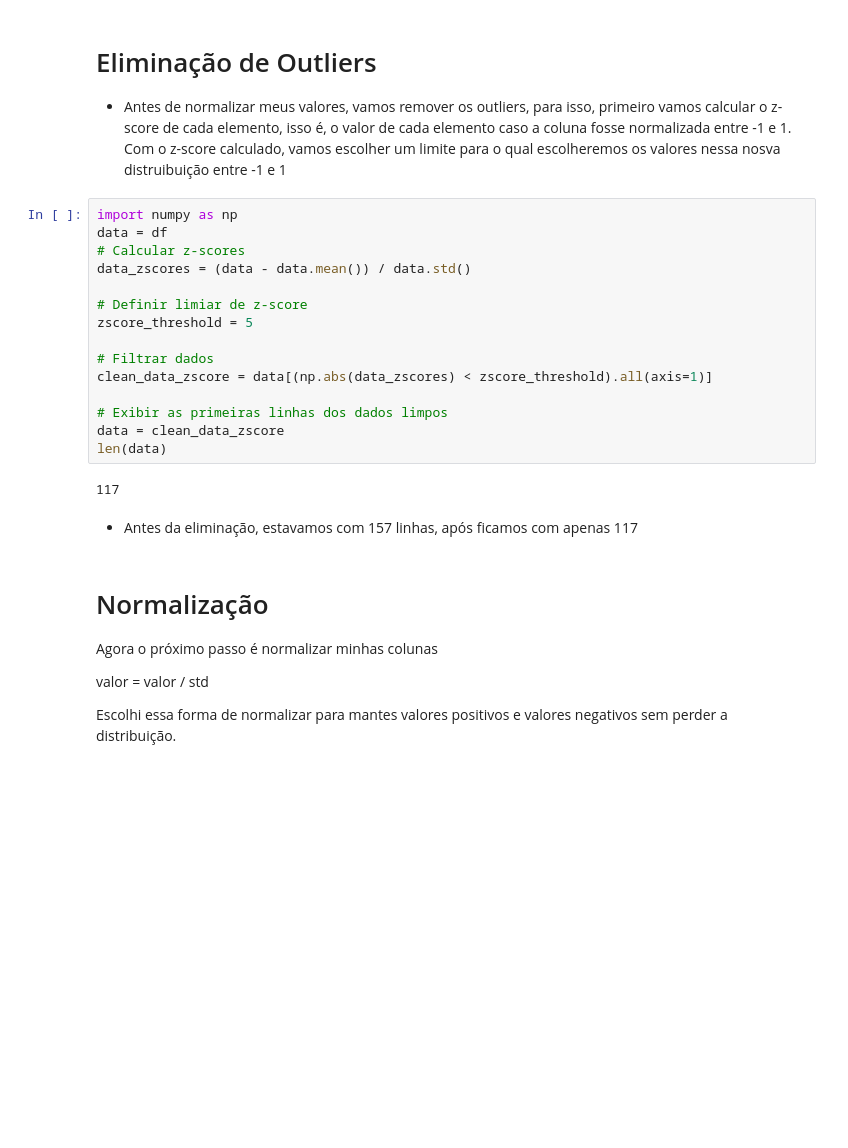
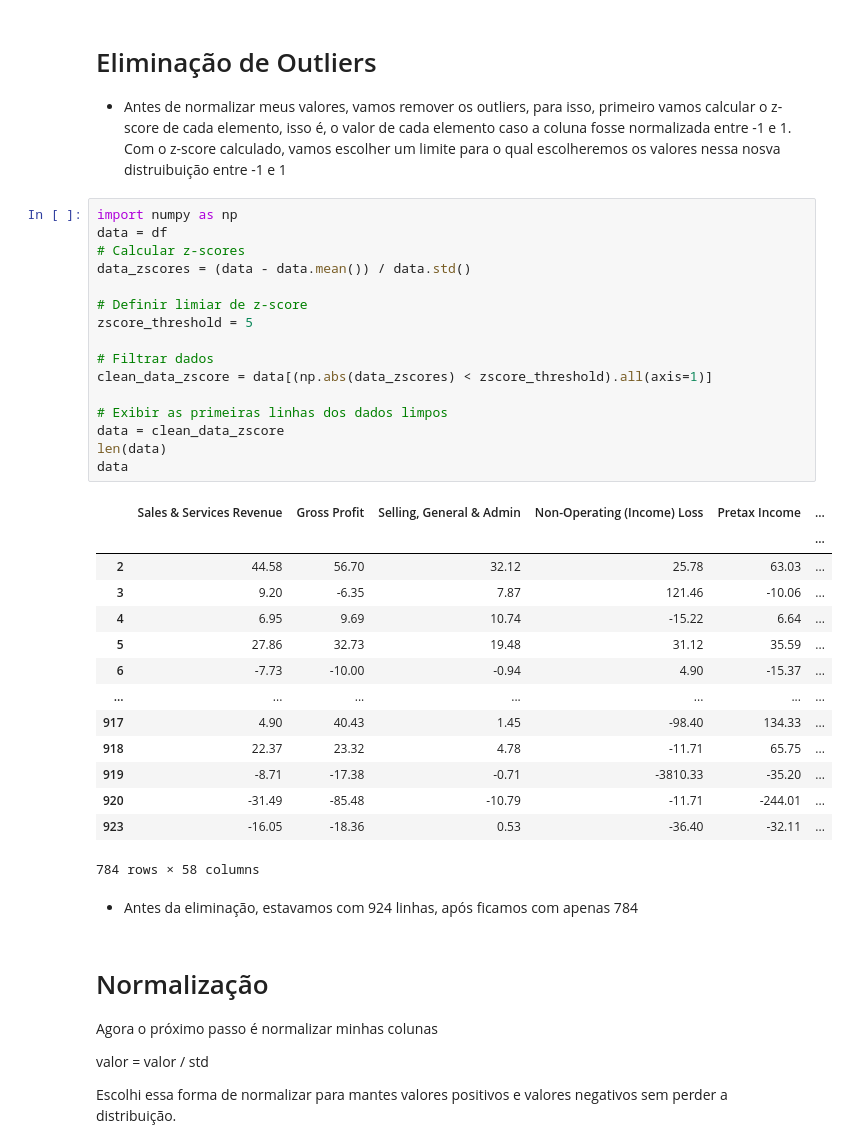
Before and after one commit to JoaoDelVecchio/PO-233-Aprendizado-de-Maquina, a Jupyter notebook: Pré-Processamento/processamento.ipynb, the cells around one changed output. Saved outputs shown, nothing was run; the diff lists cells and outputs as text; blank space fills up the shorter version.

```diff
--- a/Pré-Processamento/processamento.ipynb
+++ b/Pré-Processamento/processamento.ipynb
@@ -85,22 +114,36 @@ Substituimos os valores faltantes restantes pela média dos valores
 # %%
 import numpy as np
 data = df
 # Calcular z-scores
 data_zscores = (data - data.mean()) / data.std()
 
 # Definir limiar de z-score
 zscore_threshold = 5
 
 # Filtrar dados
 clean_data_zscore = data[(np.abs(data_zscores) < zscore_threshold).all(axis=1)]
 
 # Exibir as primeiras linhas dos dados limpos
 data = clean_data_zscore
 len(data)
+data
 # %% [output]
+|  | Sales & Services Revenue | Gross Profit | Selling, General & Admin | Non-Operating (Income) Loss | Pretax Income | ... |
+|  |  |  |  |  |  | ... |
+| 2 | 44.58 | 56.70 | 32.12 | 25.78 | 63.03 | ... |
+| 3 | 9.20 | -6.35 | 7.87 | 121.46 | -10.06 | ... |
+| 4 | 6.95 | 9.69 | 10.74 | -15.22 | 6.64 | ... |
+| 5 | 27.86 | 32.73 | 19.48 | 31.12 | 35.59 | ... |
+| 6 | -7.73 | -10.00 | -0.94 | 4.90 | -15.37 | ... |
+| ... | ... | ... | ... | ... | ... | ... |
+| 917 | 4.90 | 40.43 | 1.45 | -98.40 | 134.33 | ... |
+| 918 | 22.37 | 23.32 | 4.78 | -11.71 | 65.75 | ... |
+| 919 | -8.71 | -17.38 | -0.71 | -3810.33 | -35.20 | ... |
+| 920 | -31.49 | -85.48 | -10.79 | -11.71 | -244.01 | ... |
+| 923 | -16.05 | -18.36 | 0.53 | -36.40 | -32.11 | ... |
-117
+784 rows × 58 columns
 # %% [markdown]
-* Antes da eliminação, estavamos com 157 linhas, após ficamos com apenas 117
+* Antes da eliminação, estavamos com 924 linhas, após ficamos com apenas 784
 # %% [markdown]
 # Normalização
 Agora o próximo passo é normalizar minhas colunas
```
Also changed, not shown: parts of 7 cells of this notebook, 7 other files.
